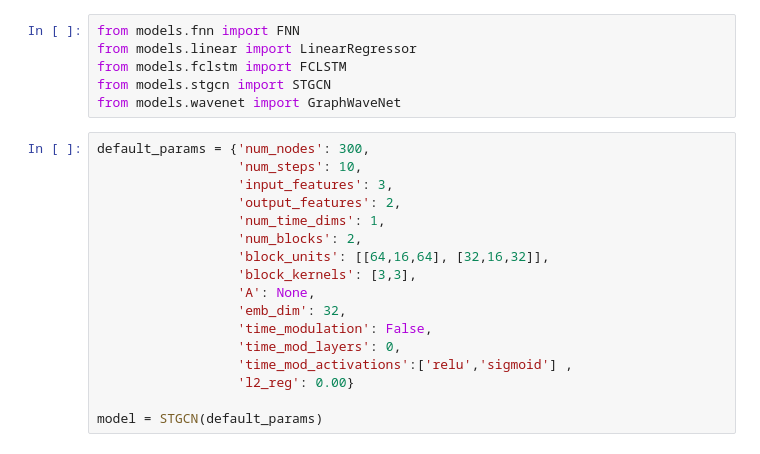
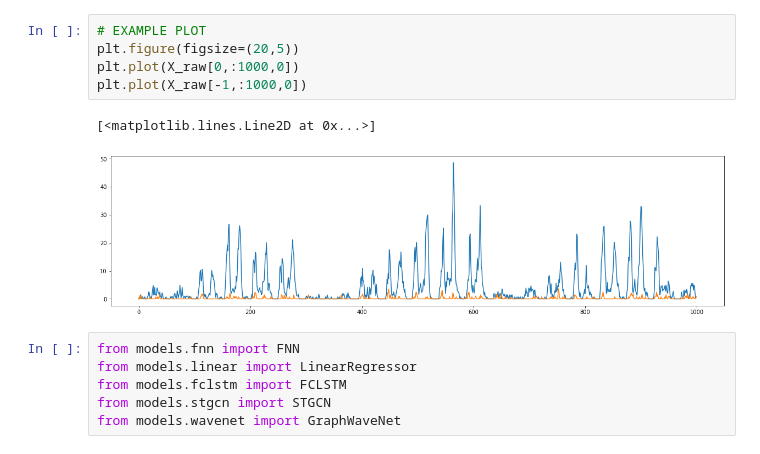
Before and after one commit to vursekar/time-adaptive-gnn, a Jupyter notebook: bike_share/model-test.ipynb, the cells around one changed output. Drawn from its saved outputs; the diff is of its cells as text.

```diff
--- a/bike_share/model-test.ipynb
+++ b/bike_share/model-test.ipynb
@@ -78,23 +58,14 @@ input_shape
+# %%
+# EXAMPLE PLOT
+plt.figure(figsize=(20,5))
+plt.plot(X_raw[0,:1000,0])
+plt.plot(X_raw[-1,:1000,0])
+# %% [output]
+[<matplotlib.lines.Line2D at 0x...>]
+[figure, added]
 # %%
 from models.fnn import FNN
 from models.linear import LinearRegressor
 from models.fclstm import FCLSTM
 from models.stgcn import STGCN
 from models.wavenet import GraphWaveNet
-# %%
-default_params = {'num_nodes': 300,
-                  'num_steps': 10,
-                  'input_features': 3,
-                  'output_features': 2,
-                  'num_time_dims': 1,
-                  'num_blocks': 2,
-                  'block_units': [[64,16,64], [32,16,32]],
-                  'block_kernels': [3,3],
-                  'A': None,
-                  'emb_dim': 32,
-                  'time_modulation': False,
-                  'time_mod_layers': 0,
-                  'time_mod_activations':['relu','sigmoid'] ,
-                  'l2_reg': 0.00}
-
-model = STGCN(default_params)
```
Also changed, not shown: parts of 15 cells of this notebook, 3 other files.
